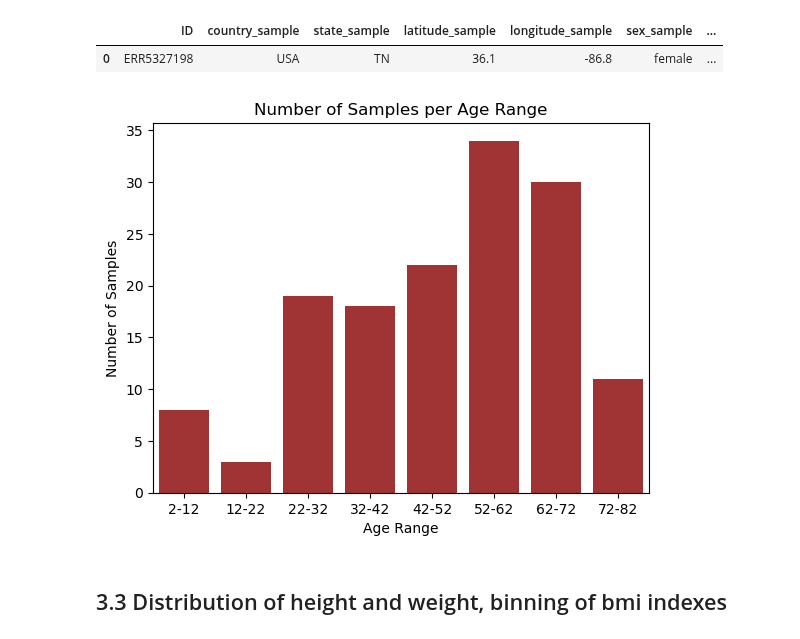
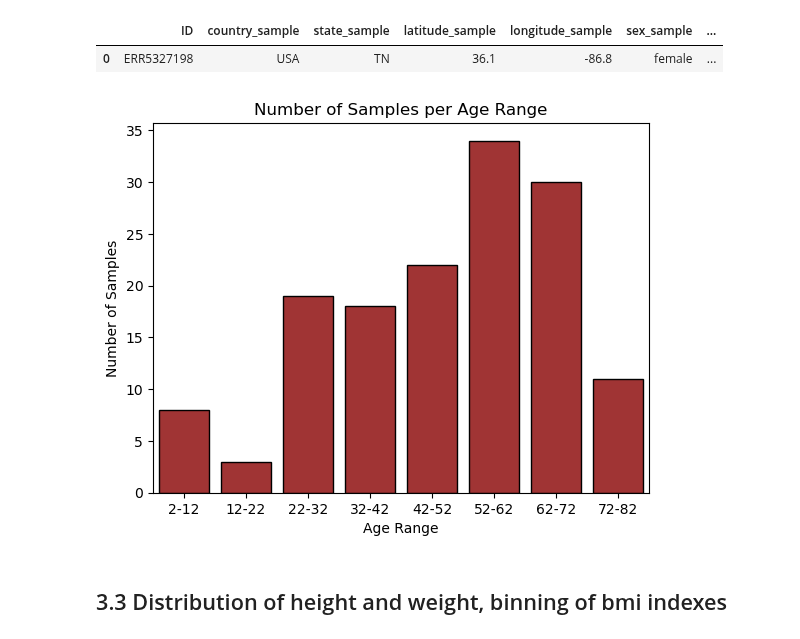
Before and after one commit to Mila-cmd651/FunGut-Project, a Jupyter notebook: Submission_FunGut_script/0.Metadata.ipynb, the cells around one changed output. Drawn from its saved outputs; the diff is of its cells as text; code cells hidden in the pictures.

```diff
--- a/Submission_FunGut_script/0.Metadata.ipynb
+++ b/Submission_FunGut_script/0.Metadata.ipynb
@@ -113,13 +113,13 @@ sample_metadata.head(n=1)
 |  | ID | country_sample | state_sample | latitude_sample | longitude_sample | sex_sample | ... |
 | 0 | ERR5327198 | USA | TN | 36.1 | -86.8 | female | ... |
 # %%
-sns.countplot(data=sample_metadata, x='age_range', order=labels_bins_age, color="firebrick")
+sns.countplot(data=sample_metadata, x='age_range', order=labels_bins_age, color="firebrick", edgecolor="black")
 plt.xlabel('Age Range')
 plt.ylabel('Number of Samples')
 plt.title('Number of Samples per Age Range')
 plt.show()
 # %% [output]
-[figure, old version]
+[figure, new version]
 # %% [markdown]
 ## 3.3 Distribution of height and weight, binning of bmi indexes
 # %%
```
Also changed, not shown: parts of 1 cell of this notebook.
